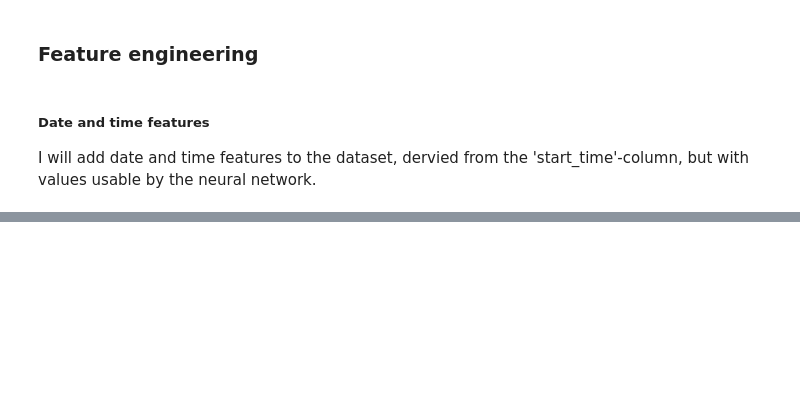
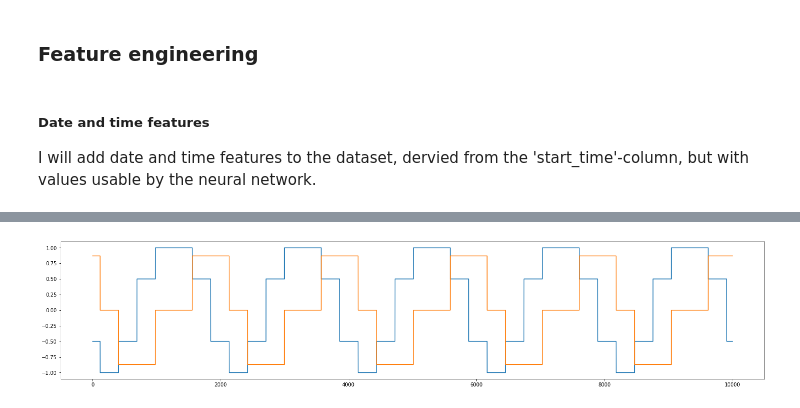
Before and after one commit to haakon8855/time-series-forecasting-RNN, a Jupyter notebook: eda.ipynb, the cells around one changed output, grey strips where cells are left out. Saved outputs shown, nothing was run; the diff lists cells and outputs as text; code cells hidden in the pictures; blank space fills up the shorter version.

```diff
--- a/eda.ipynb
+++ b/eda.ipynb
@@ -124,0 +189,8 @@ data_train
+# %%
+plot_range = 10000
+plt.figure(figsize=(25, 5))
+plt.plot(data_train.iloc[:plot_range]['cos_weekday'])
+plt.plot(data_train.iloc[:plot_range]['sin_weekday'])
+plt.show()
+# %% [output]
+[figure, added]
```
Also changed, not shown: parts of 11 cells of this notebook.
